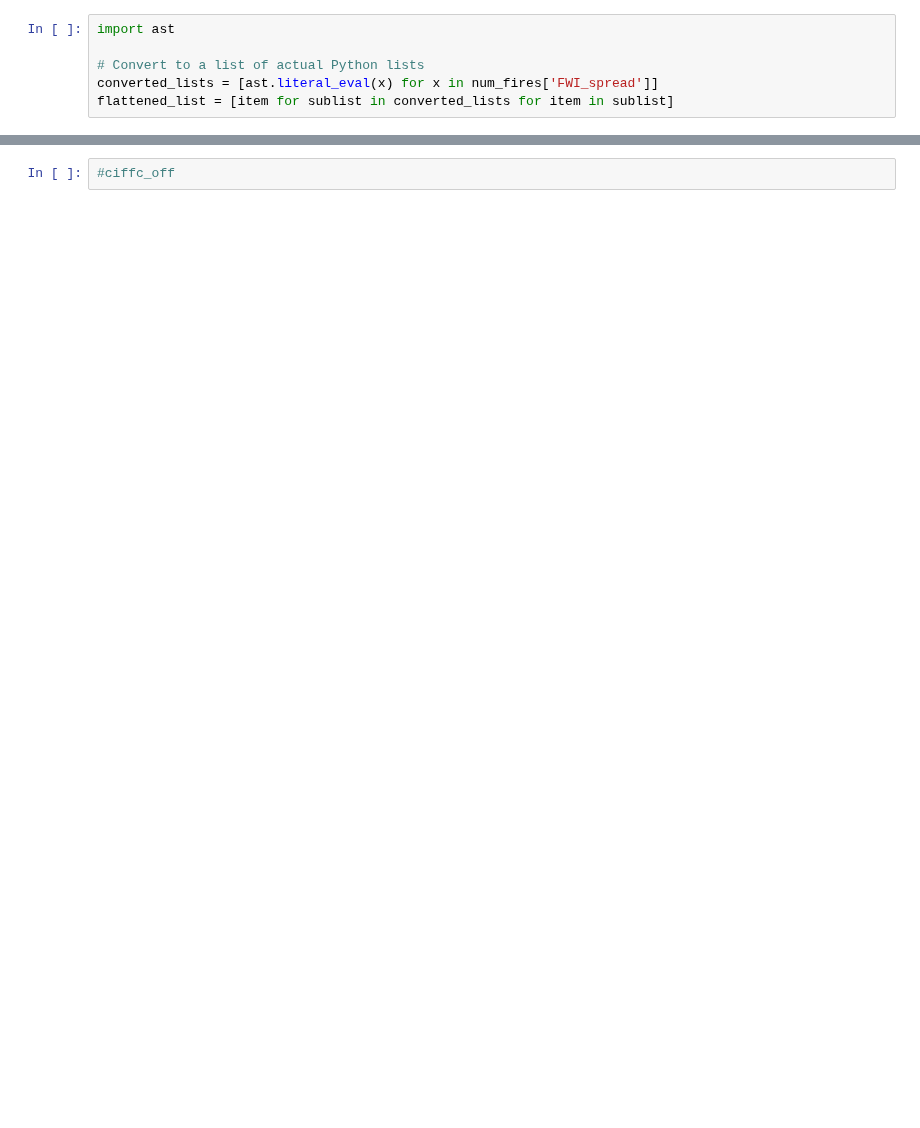
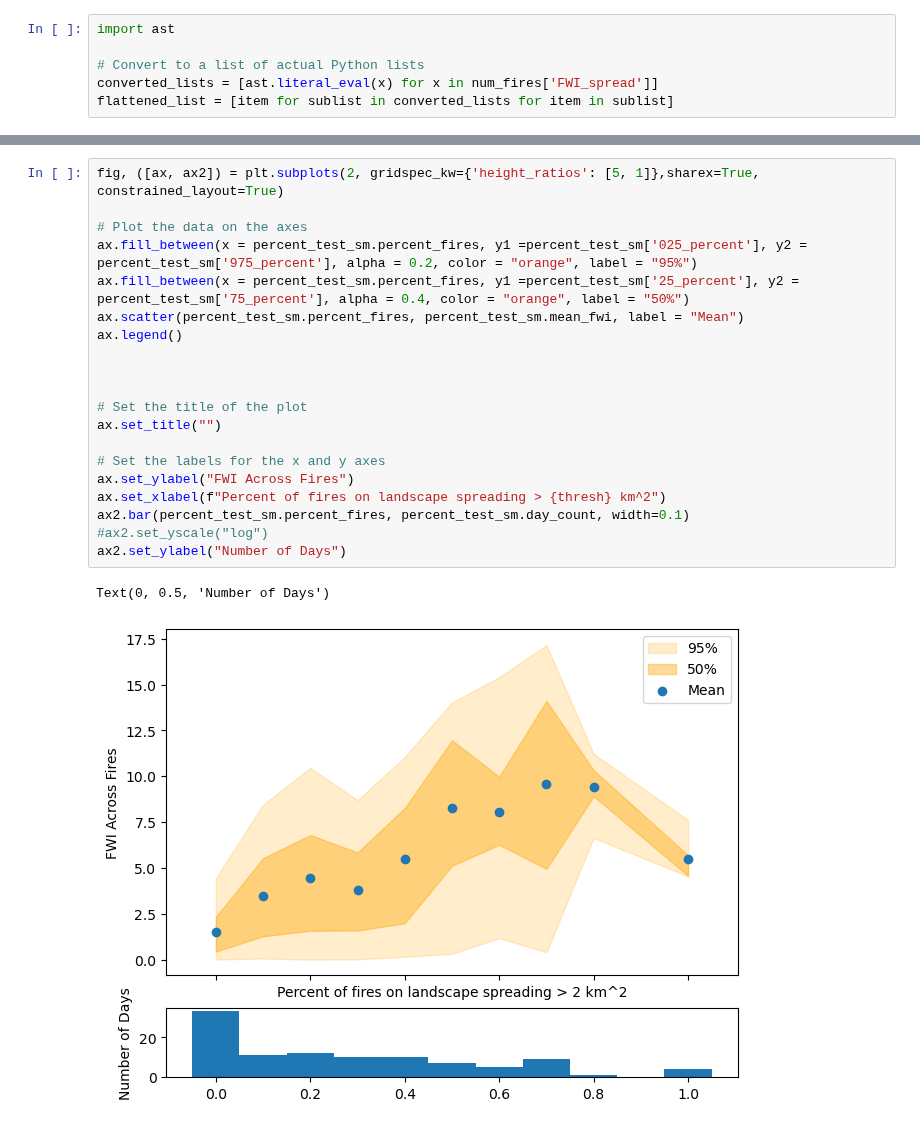
Before and after one commit to mccabete/fwiVis, a Jupyter notebook: notebooks/ciffc_ignitions.ipynb, the cells around one changed output, grey strips where cells are left out. Drawn from its saved outputs; the diff is of its cells as text; blank space fills up the shorter version.

```diff
--- a/notebooks/ciffc_ignitions.ipynb
+++ b/notebooks/ciffc_ignitions.ipynb
@@ -865,5 +939,26 @@ plt.show()
 # %%
-#ciffc_off
+fig, ([ax, ax2]) = plt.subplots(2, gridspec_kw={'height_ratios': [5, 1]},sharex=True, constrained_layout=True)
+
+# Plot the data on the axes
+ax.fill_between(x = percent_test_sm.percent_fires, y1 =percent_test_sm['025_percent'], y2 = percent_test_sm['975_percent'], alpha = 0.2, color = "orange", label = "95%")
+ax.fill_between(x = percent_test_sm.percent_fires, y1 =percent_test_sm['25_percent'], y2 = percent_test_sm['75_percent'], alpha = 0.4, color = "orange", label = "50%")
+ax.scatter(percent_test_sm.percent_fires, percent_test_sm.mean_fwi, label = "Mean")
+ax.legend()
+
+
+
+# Set the title of the plot
+ax.set_title("")
+
+# Set the labels for the x and y axes
+ax.set_ylabel("FWI Across Fires")
+ax.set_xlabel(f"Percent of fires on landscape spreading > {thresh} km^2")
+ax2.bar(percent_test_sm.percent_fires, percent_test_sm.day_count, width=0.1)
+#ax2.set_yscale("log")
+ax2.set_ylabel("Number of Days")
+# %% [output]
+Text(0, 0.5, 'Number of Days')
+[figure, added]
 # %%
 # Sample data
 categories = ['A', 'B', 'C', 'D', 'E']
```
Also changed, not shown: parts of 6 cells of this notebook, 4 other files.
